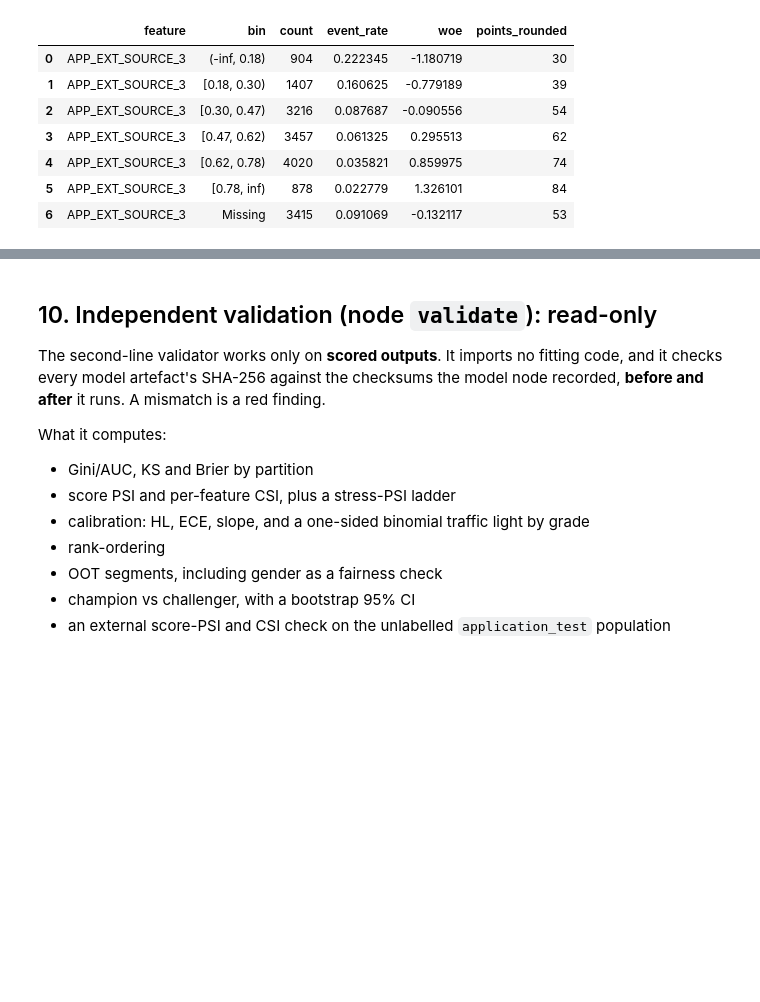
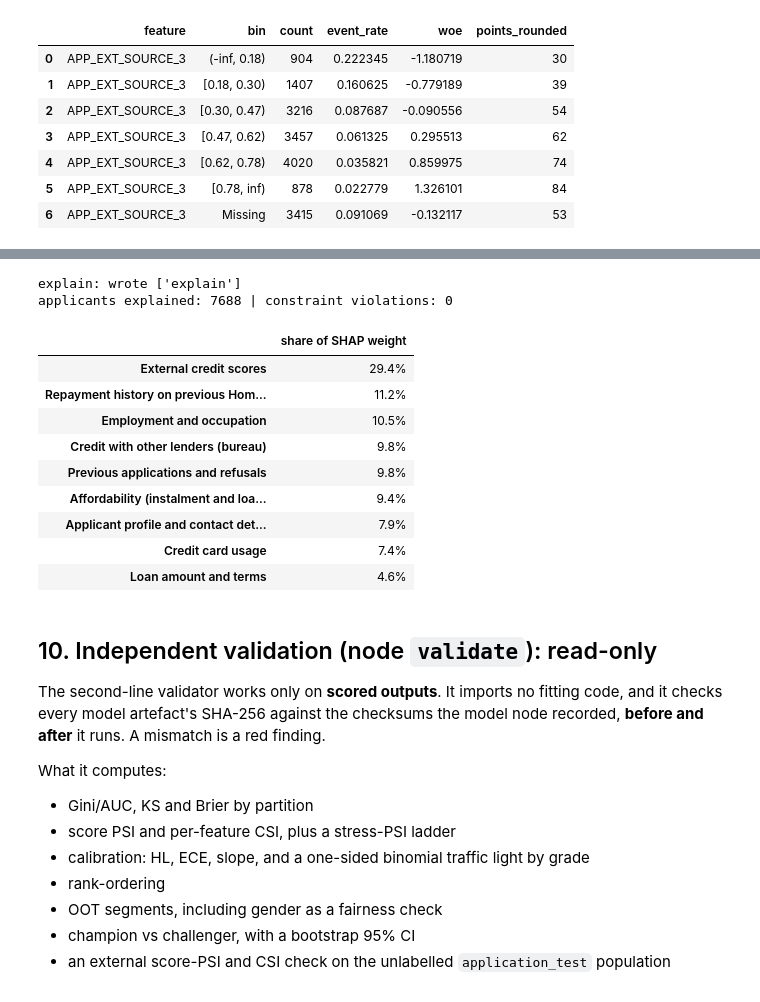
Before and after one commit to pranayvasa/agentic-credit-risk-pd-ecl, a Jupyter notebook: notebooks/pipeline_walkthrough.ipynb, the cells around one changed output, grey strips where cells are left out. Drawn from its saved outputs; the diff is of its cells as text; code cells hidden in the pictures; blank space fills up the shorter version.

```diff
--- a/notebooks/pipeline_walkthrough.ipynb
+++ b/notebooks/pipeline_walkthrough.ipynb
@@ -1065,3 +1091,23 @@ display(pts[pts["feature"] == first][["feature", "bin", "count", "event_rate", "
+# %%
+from acr.nodes.explain import explain
+
+step(explain, state)
+X = state["explain"]
+print("applicants explained:", X["applicants_explained"], "| constraint violations:", X["monotone"]["violating_rows"])
+display(pd.Series(X["family_shares"]).rename("share of SHAP weight").to_frame().style.format("{:.1%}"))
+# %% [output]
+explain: wrote ['explain']
+applicants explained: 7688 | constraint violations: 0
+|  | share of SHAP weight |
+| External credit scores | 29.4% |
+| Repayment history on previous Hom... | 11.2% |
+| Employment and occupation | 10.5% |
+| Credit with other lenders (bureau) | 9.8% |
+| Previous applications and refusals | 9.8% |
+| Affordability (instalment and loa... | 9.4% |
+| Applicant profile and contact det... | 7.9% |
+| Credit card usage | 7.4% |
+| Loan amount and terms | 4.6% |
 # %% [markdown]
 ## 10. Independent validation (node `validate`): read-only
 
```
Also changed, not shown: parts of 31 cells of this notebook, 28 other files.
